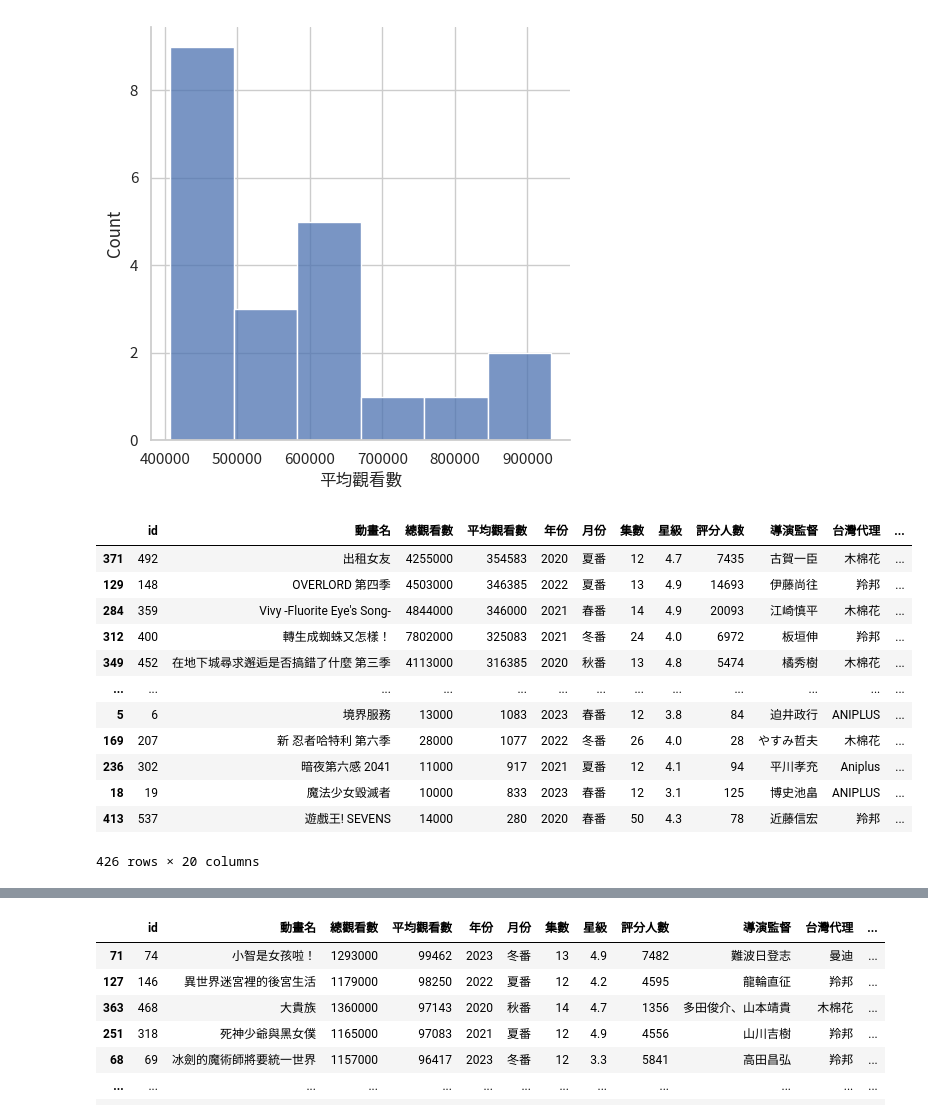
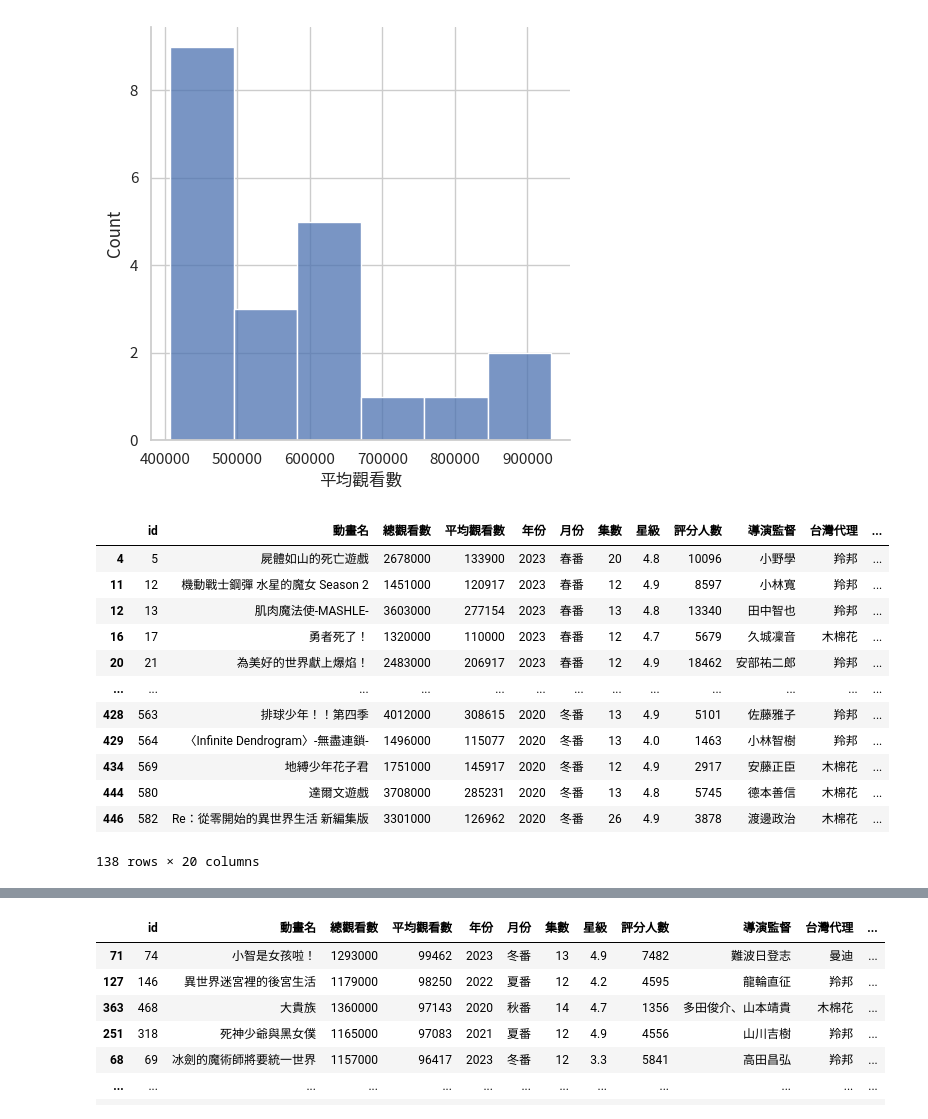
Before and after one commit to hsiaoyt0923/Anime_View_Number_Regression, a Jupyter notebook: visualize.ipynb, the cells around one changed output, grey strips where cells are left out. Saved outputs shown, nothing was run; the diff lists cells and outputs as text; code cells hidden in the pictures.

```diff
--- a/visualize.ipynb
+++ b/visualize.ipynb
@@ -146,22 +168,22 @@ sns.displot(data=df1, x='平均觀看數')
 <seaborn.axisgrid.FacetGrid at 0x...>
 [figure]
 # %%
-df2 = df.loc[df['平均觀看數'] <= 400000].sort_values('平均觀看數', ascending=False)
+df2 = df.loc[(df.平均觀看數 <= 400000) & (df.平均觀看數 > 100000)]
 df2
 # %% [output]
 |  | id | 動畫名 | 總觀看數 | 平均觀看數 | 年份 | 月份 | 集數 | 星級 | 評分人數 | 導演監督 | 台灣代理 | ... |
-| 371 | 492 | 出租女友 | 4255000 | 354583 | 2020 | 夏番 | 12 | 4.7 | 7435 | 古賀一臣 | 木棉花 | ... |
-| 129 | 148 | OVERLORD 第四季 | 4503000 | 346385 | 2022 | 夏番 | 13 | 4.9 | 14693 | 伊藤尚往 | 羚邦 | ... |
-| 284 | 359 | Vivy -Fluorite Eye's Song- | 4844000 | 346000 | 2021 | 春番 | 14 | 4.9 | 20093 | 江崎慎平 | 木棉花 | ... |
-| 312 | 400 | 轉生成蜘蛛又怎樣！ | 7802000 | 325083 | 2021 | 冬番 | 24 | 4.0 | 6972 | 板垣伸 | 羚邦 | ... |
-| 349 | 452 | 在地下城尋求邂逅是否搞錯了什麼 第三季 | 4113000 | 316385 | 2020 | 秋番 | 13 | 4.8 | 5474 | 橘秀樹 | 木棉花 | ... |
+| 4 | 5 | 屍體如山的死亡遊戲 | 2678000 | 133900 | 2023 | 春番 | 20 | 4.8 | 10096 | 小野學 | 羚邦 | ... |
+| 11 | 12 | 機動戰士鋼彈 水星的魔女 Season 2 | 1451000 | 120917 | 2023 | 春番 | 12 | 4.9 | 8597 | ⼩林寬 | 羚邦 | ... |
+| 12 | 13 | 肌肉魔法使-MASHLE- | 3603000 | 277154 | 2023 | 春番 | 13 | 4.8 | 13340 | 田中智也 | 羚邦 | ... |
+| 16 | 17 | 勇者死了！ | 1320000 | 110000 | 2023 | 春番 | 12 | 4.7 | 5679 | 久城凜音 | 木棉花 | ... |
+| 20 | 21 | 為美好的世界獻上爆焰！ | 2483000 | 206917 | 2023 | 春番 | 12 | 4.9 | 18462 | 安部祐二郎 | 羚邦 | ... |
 | ... | ... | ... | ... | ... | ... | ... | ... | ... | ... | ... | ... | ... |
-| 5 | 6 | 境界服務 | 13000 | 1083 | 2023 | 春番 | 12 | 3.8 | 84 | 迫井政行 | ANIPLUS | ... |
-| 169 | 207 | 新 忍者哈特利 第六季 | 28000 | 1077 | 2022 | 冬番 | 26 | 4.0 | 28 | やすみ哲夫 | 木棉花 | ... |
-| 236 | 302 | 暗夜第六感 2041 | 11000 | 917 | 2021 | 夏番 | 12 | 4.1 | 94 | 平川孝充 | Aniplus | ... |
-| 18 | 19 | 魔法少女毀滅者 | 10000 | 833 | 2023 | 春番 | 12 | 3.1 | 125 | 博史池畠 | ANIPLUS | ... |
-| 413 | 537 | 遊戲王! SEVENS | 14000 | 280 | 2020 | 春番 | 50 | 4.3 | 78 | 近藤信宏 | 羚邦 | ... |
+| 428 | 563 | 排球少年！！第四季 | 4012000 | 308615 | 2020 | 冬番 | 13 | 4.9 | 5101 | 佐藤雅子 | 羚邦 | ... |
+| 429 | 564 | 〈Infinite Dendrogram〉-無盡連鎖- | 1496000 | 115077 | 2020 | 冬番 | 13 | 4.0 | 1463 | 小林智樹 | 羚邦 | ... |
+| 434 | 569 | 地縛少年花子君 | 1751000 | 145917 | 2020 | 冬番 | 12 | 4.9 | 2917 | 安藤正臣 | 木棉花 | ... |
+| 444 | 580 | 達爾文遊戲 | 3708000 | 285231 | 2020 | 冬番 | 13 | 4.8 | 5745 | 德本善信 | 木棉花 | ... |
+| 446 | 582 | Re：從零開始的異世界生活 新編集版 | 3301000 | 126962 | 2020 | 冬番 | 26 | 4.9 | 3878 | 渡邊政治 | 木棉花 | ... |
-426 rows × 20 columns
+138 rows × 20 columns
 # %%
 sns.displot(data=df2, x='平均觀看數')
 # %% [output]
```
Also changed, not shown: parts of 3 cells of this notebook, 1 other file.
